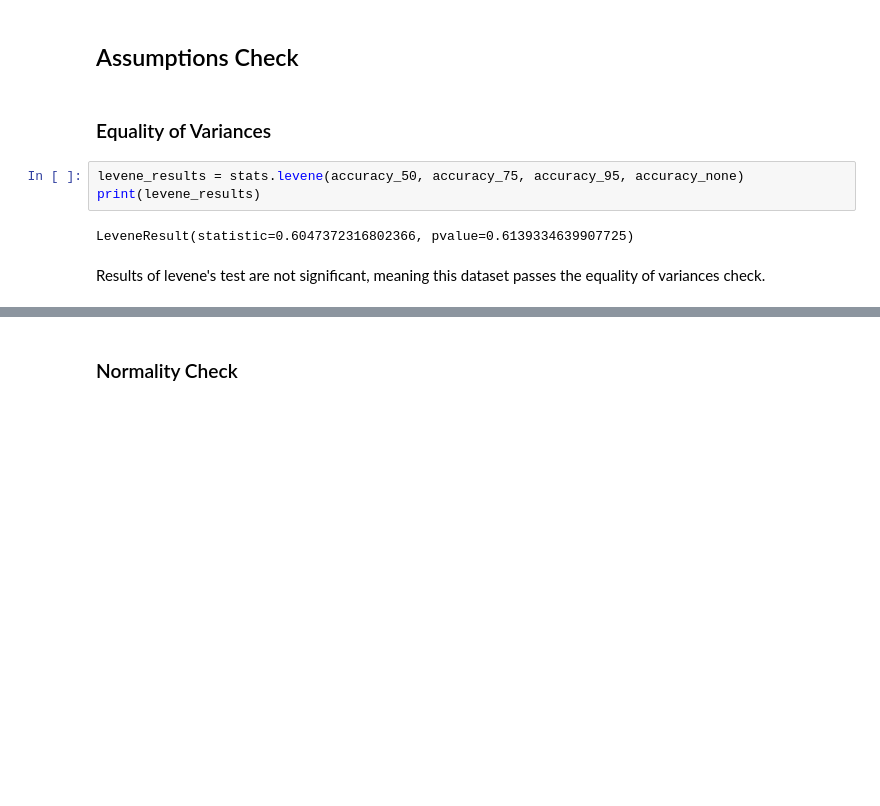
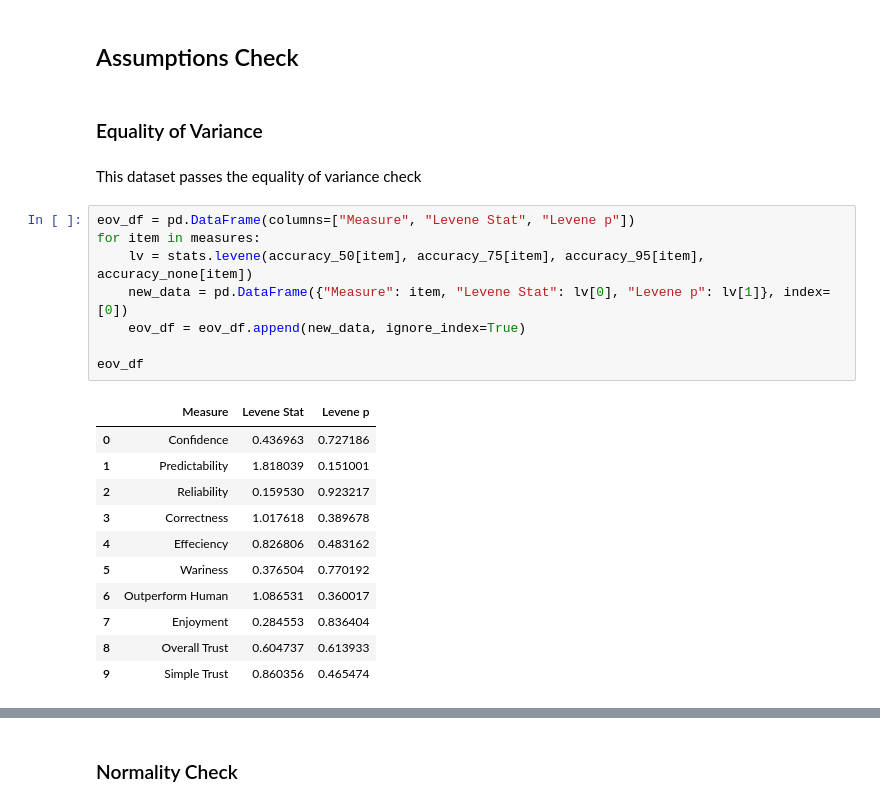
Before and after one commit to askipitaris/ML-Trust-Analysis, a Jupyter notebook: Analysis.ipynb, the cells around one changed output, grey strips where cells are left out. Drawn from its saved outputs; the diff is of its cells as text; blank space fills up the shorter version.

```diff
--- a/Analysis.ipynb
+++ b/Analysis.ipynb
@@ -113,11 +119,26 @@ accuracy_none = responses[responses["Condition"] == "No accuracy"]["Overall Trus
 # %% [markdown]
 ## Assumptions Check
 # %% [markdown]
-### Equality of Variances
+### Equality of Variance
-# %%
-levene_results = stats.levene(accuracy_50, accuracy_75, accuracy_95, accuracy_none)
-print(levene_results)
-# %% [output]
-LeveneResult(statistic=0.6047372316802366, pvalue=0.6139334639907725)
 # %% [markdown]
-Results of levene's test are not significant, meaning this dataset passes the equality of variances check.
+This dataset passes the equality of variance check
+# %%
+eov_df = pd.DataFrame(columns=["Measure", "Levene Stat", "Levene p"])
+for item in measures:
+    lv = stats.levene(accuracy_50[item], accuracy_75[item], accuracy_95[item], accuracy_none[item])
+    new_data = pd.DataFrame({"Measure": item, "Levene Stat": lv[0], "Levene p": lv[1]}, index=[0])
+    eov_df = eov_df.append(new_data, ignore_index=True)
+
+eov_df
+# %% [output]
+|  | Measure | Levene Stat | Levene p |
+| 0 | Confidence | 0.436963 | 0.727186 |
+| 1 | Predictability | 1.818039 | 0.151001 |
+| 2 | Reliability | 0.159530 | 0.923217 |
+| 3 | Correctness | 1.017618 | 0.389678 |
+| 4 | Effeciency | 0.826806 | 0.483162 |
+| 5 | Wariness | 0.376504 | 0.770192 |
+| 6 | Outperform Human | 1.086531 | 0.360017 |
+| 7 | Enjoyment | 0.284553 | 0.836404 |
+| 8 | Overall Trust | 0.604737 | 0.613933 |
+| 9 | Simple Trust | 0.860356 | 0.465474 |
```
Also changed, not shown: parts of 17 cells of this notebook.
